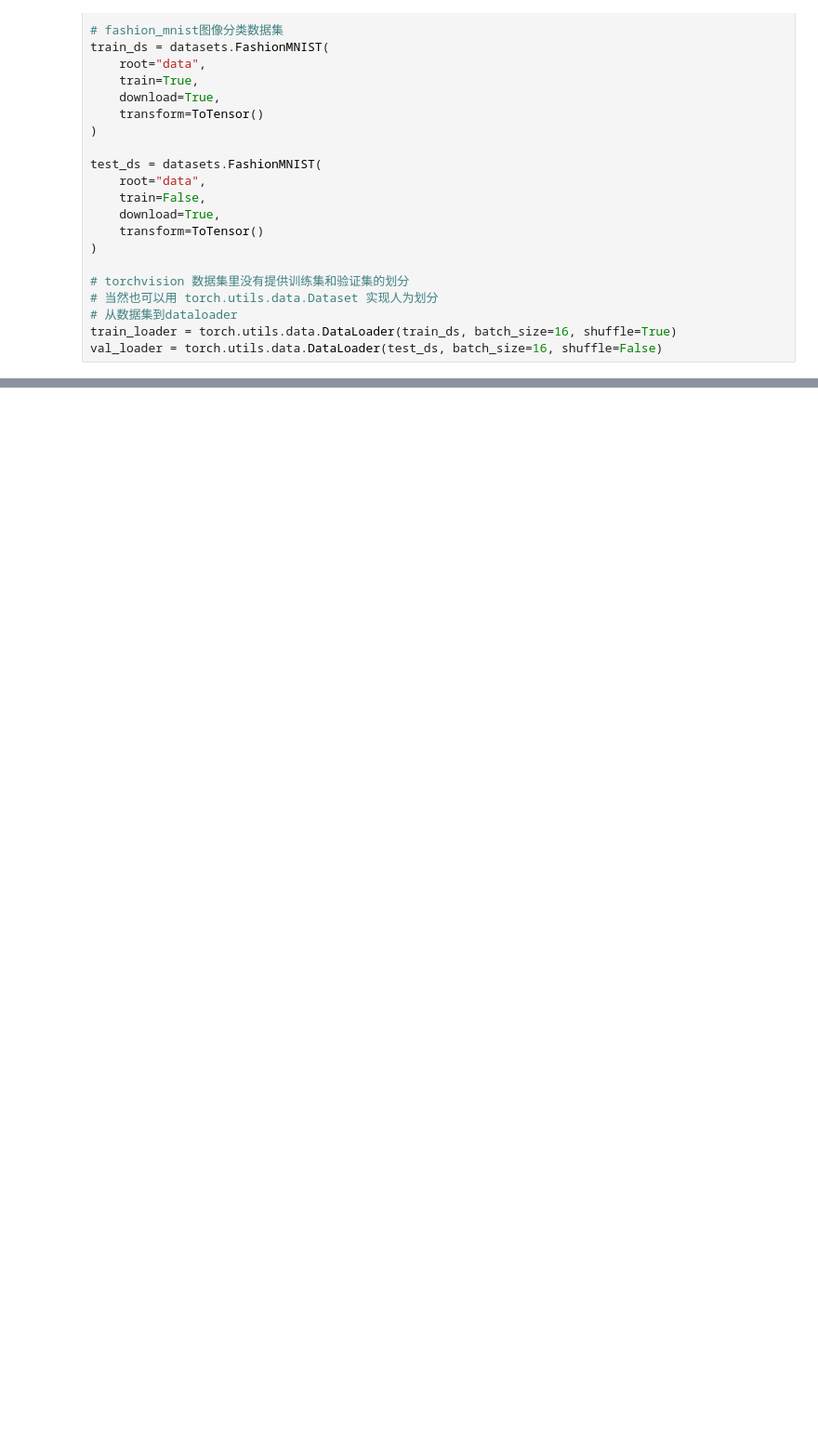
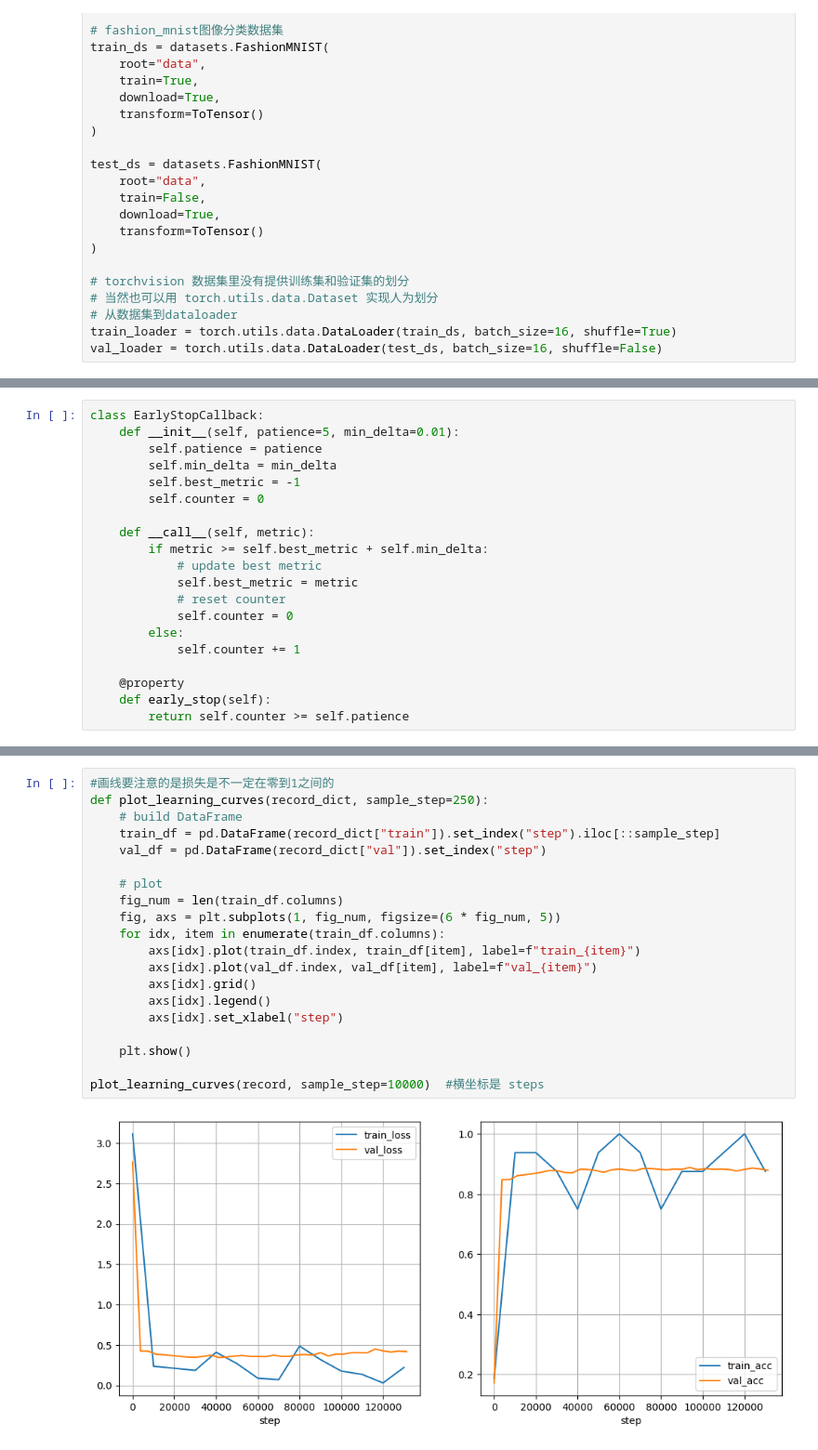
Before and after one commit to wuduanwuhun/python, a Jupyter notebook: day21/work1-selu.ipynb, the cells around one changed output, grey strips where cells are left out. Shown: that part at 93% size. Drawn from its saved outputs; the diff is of its cells as text; blank space fills up the shorter version.

```diff
--- a/day21/work1-selu.ipynb
+++ b/day21/work1-selu.ipynb
@@ -105,0 +231,20 @@ for idx, (key, value) in enumerate(NeuralNetwork(20).named_parameters()):
+# %%
+class EarlyStopCallback:
+    def __init__(self, patience=5, min_delta=0.01):
+        self.patience = patience
+        self.min_delta = min_delta
+        self.best_metric = -1
+        self.counter = 0
+
+    def __call__(self, metric):
+        if metric >= self.best_metric + self.min_delta:
+            # update best metric
+            self.best_metric = metric
+            # reset counter
+            self.counter = 0
+        else:
+            self.counter += 1
+
+    @property
+    def early_stop(self):
+        return self.counter >= self.patience
@@ -105,0 +371,22 @@ for idx, (key, value) in enumerate(NeuralNetwork(20).named_parameters()):
+# %%
+#画线要注意的是损失是不一定在零到1之间的
+def plot_learning_curves(record_dict, sample_step=250):
+    # build DataFrame
+    train_df = pd.DataFrame(record_dict["train"]).set_index("step").iloc[::sample_step]
+    val_df = pd.DataFrame(record_dict["val"]).set_index("step")
+
+    # plot
+    fig_num = len(train_df.columns)
+    fig, axs = plt.subplots(1, fig_num, figsize=(6 * fig_num, 5))
+    for idx, item in enumerate(train_df.columns):
+        axs[idx].plot(train_df.index, train_df[item], label=f"train_{item}")
+        axs[idx].plot(val_df.index, val_df[item], label=f"val_{item}")
+        axs[idx].grid()
+        axs[idx].legend()
+        axs[idx].set_xlabel("step")
+
+    plt.show()
+
+plot_learning_curves(record, sample_step=10000)  #横坐标是 steps
+# %% [output]
+[figure, added]
```
Also changed, not shown: parts of 8 cells of this notebook.
